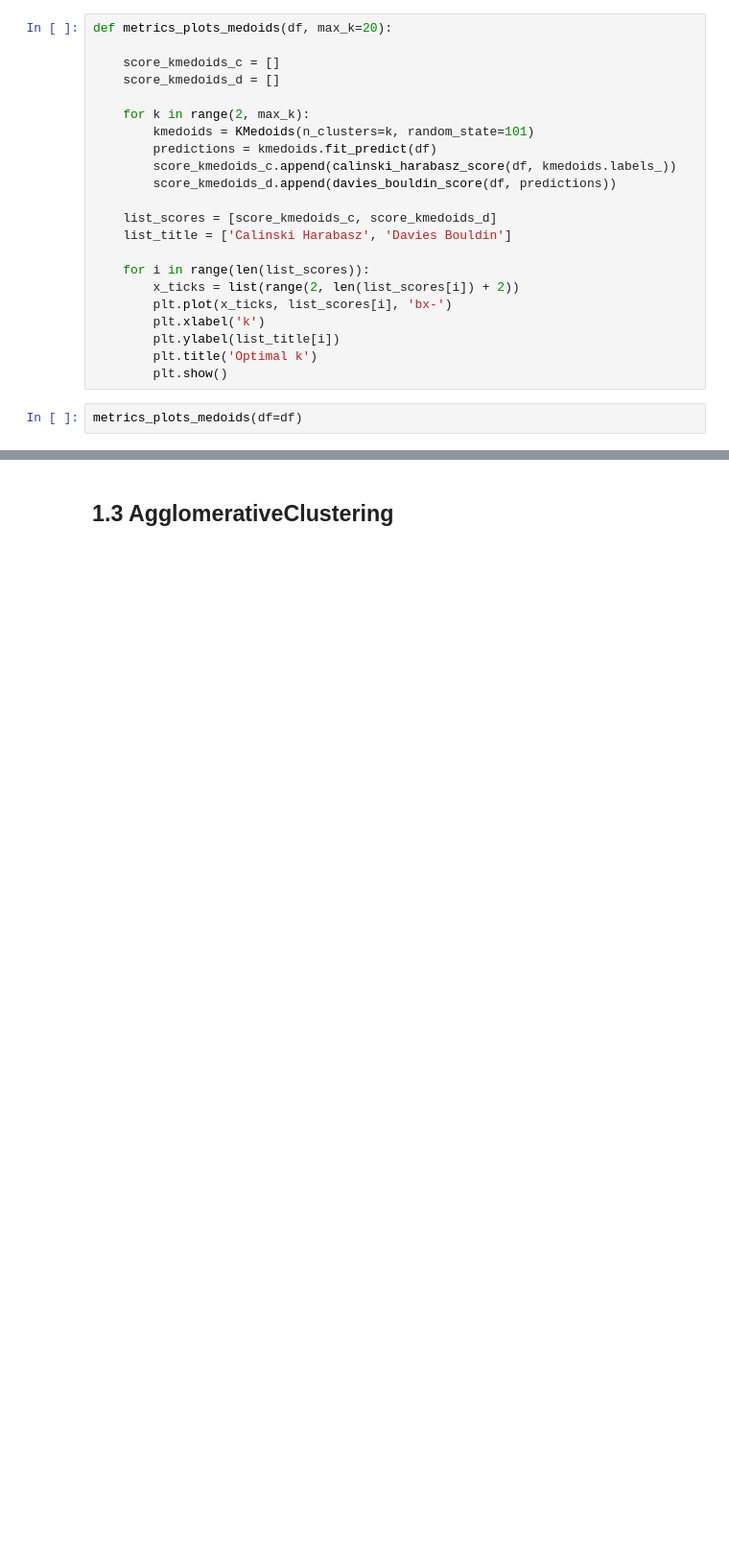
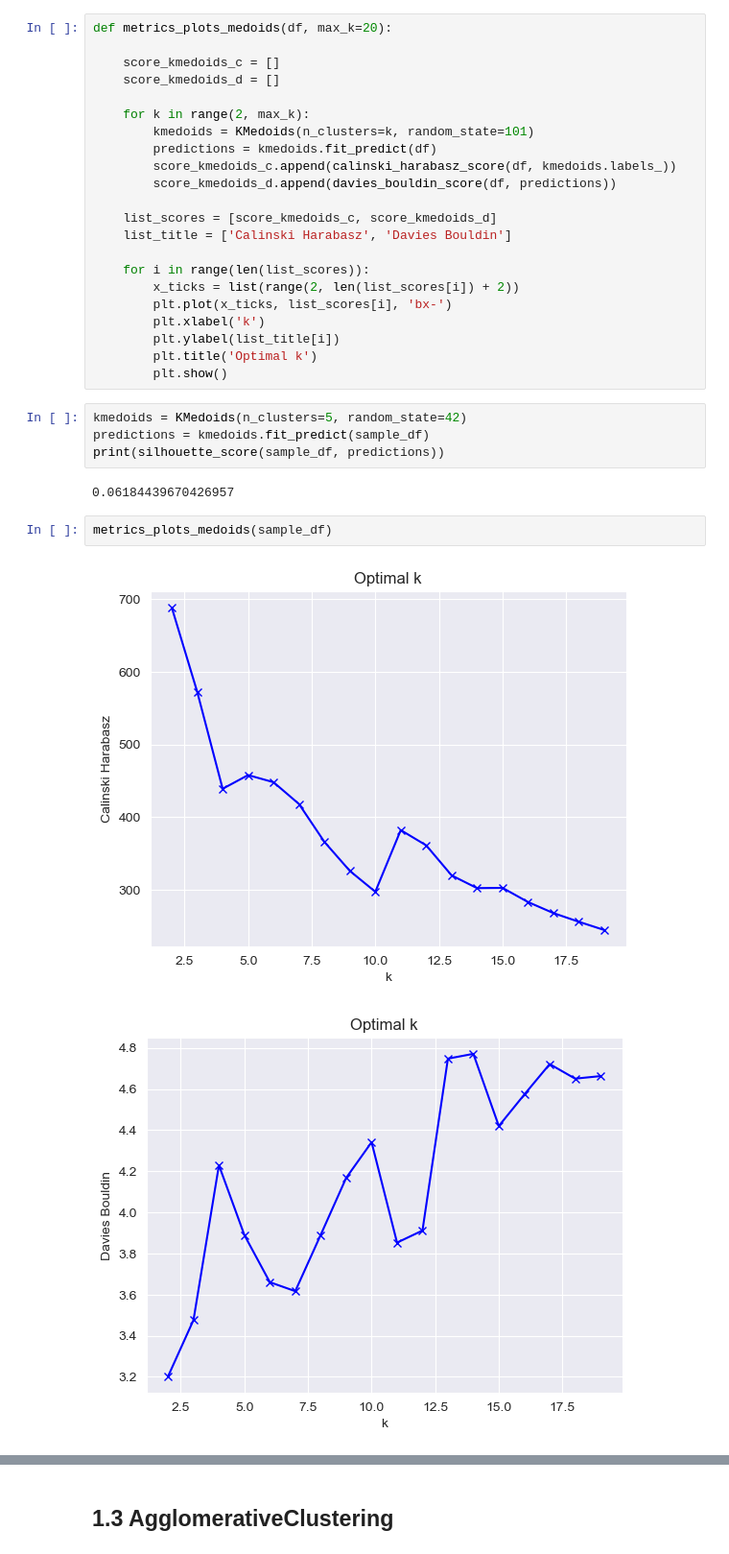
Before and after one commit to annaostrowska03/Soccer-Players-Clustering, a Jupyter notebook: final/final.ipynb, the cells around one changed output, grey strips where cells are left out. Shown: that part at 96% size. Saved outputs shown, nothing was run; the diff lists cells and outputs as text; blank space fills up the shorter version.

```diff
--- a/final/final.ipynb
+++ b/final/final.ipynb
@@ -204,4 +210,13 @@ def metrics_plots_medoids(df, max_k=20):
         plt.title('Optimal k')
         plt.show()
 # %%
-metrics_plots_medoids(df=df)
+kmedoids = KMedoids(n_clusters=5, random_state=42)
+predictions = kmedoids.fit_predict(sample_df)
+print(silhouette_score(sample_df, predictions))
+# %% [output]
+0.06184439670426957
+# %%
+metrics_plots_medoids(sample_df)
+# %% [output]
+[figure, added]
+[figure, added]
```
Also changed, not shown: parts of 37 cells of this notebook, 2 other files.
